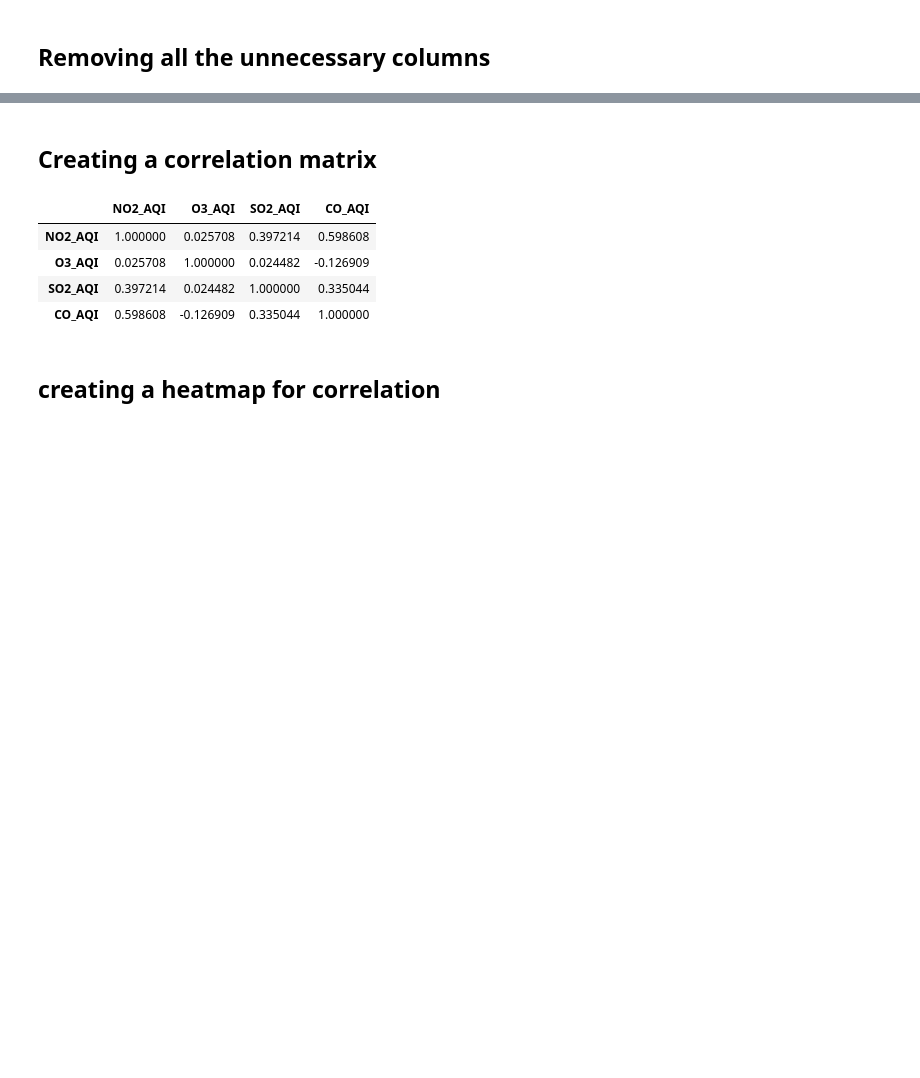
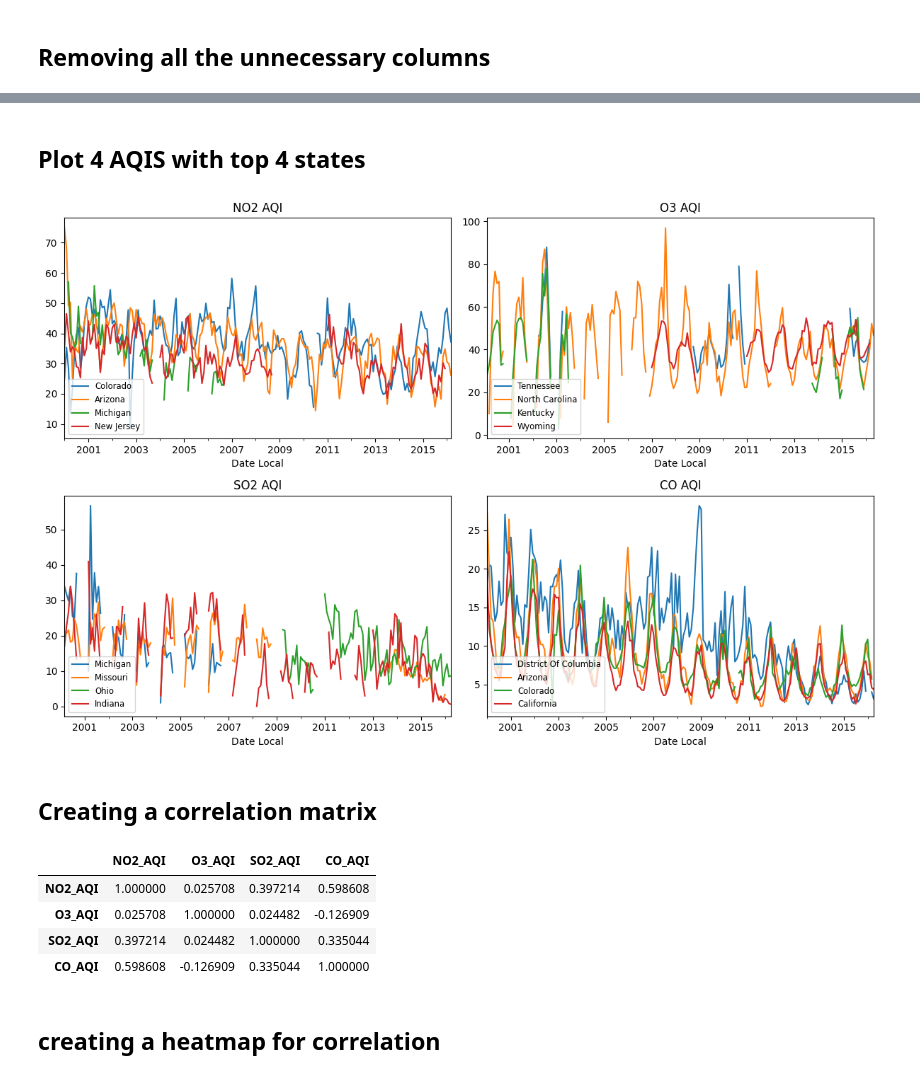
Before and after one commit to Poliaboy/GreenAi-Project-S7, a Jupyter notebook: project_notebook.ipynb, the cells around one changed output, grey strips where cells are left out. Drawn from its saved outputs; the diff is of its cells as text; code cells hidden in the pictures; blank space fills up the shorter version.

```diff
--- a/project_notebook.ipynb
+++ b/project_notebook.ipynb
@@ -154,3 +175,49 @@ pollSt.head(5)
+# %% [markdown]
+## Plot 4 AQIS with top 4 states
+# %%
+## Plot 4 AQIs with top 4 states
+plt.figure(figsize=(12,8))
+
+# NO2 AQI
+plt.subplot(221)
+pollNO2 = pollStGrouped['NO2 AQI']
+pollNO2Top = pollNO2.mean().nlargest(4).index
+for i in range(len(pollNO2Top)):
+    pollNO2.get_group(pollNO2Top[i]).groupby(pd.Grouper(level='Date Local',freq='M')).mean().plot()
+plt.legend(pollNO2Top,loc=3,fontsize='small')
+plt.title('NO2 AQI')
+
+# O3 AQI
+plt.subplot(222)
+pollO3 = pollStGrouped['O3 AQI']
+pollO3Top = pollO3.mean().nlargest(4).index
+for i in range(len(pollO3Top)):
+    pollO3.get_group(pollO3Top[i]).groupby(pd.Grouper(level='Date Local',freq='M')).mean().plot()
+plt.legend(pollO3Top,loc=3,fontsize='small')
+plt.title('O3 AQI')
+
+# SO2 AQI
+plt.subplot(223)
+pollSO2 = pollStGrouped['SO2 AQI']
+pollSO2Top = pollSO2.mean().nlargest(4).index
+for i in range(len(pollSO2Top)):
+    pollSO2.get_group(pollSO2Top[i]).groupby(pd.Grouper(level='Date Local',freq='M')).mean().plot()
+plt.legend(pollSO2Top,loc=3,fontsize='small')
+plt.title('SO2 AQI')
+
+# CO AQI
+plt.subplot(224)
+pollCO = pollStGrouped['CO AQI']
+pollCOTop = pollCO.mean().nlargest(4).index
+for i in range(len(pollCOTop)):
+    pollCO.get_group(pollCOTop[i]).groupby(pd.Grouper(level='Date Local',freq='M')).mean().plot()
+plt.legend(pollCOTop,loc=3,fontsize='small')
+plt.title('CO AQI')
+
+plt.tight_layout()
+plt.show()
+# %% [output]
+[figure, added]
 # %% [markdown]
 ## Creating a correlation matrix
 # %%
```
Also changed, not shown: parts of 18 cells of this notebook.
